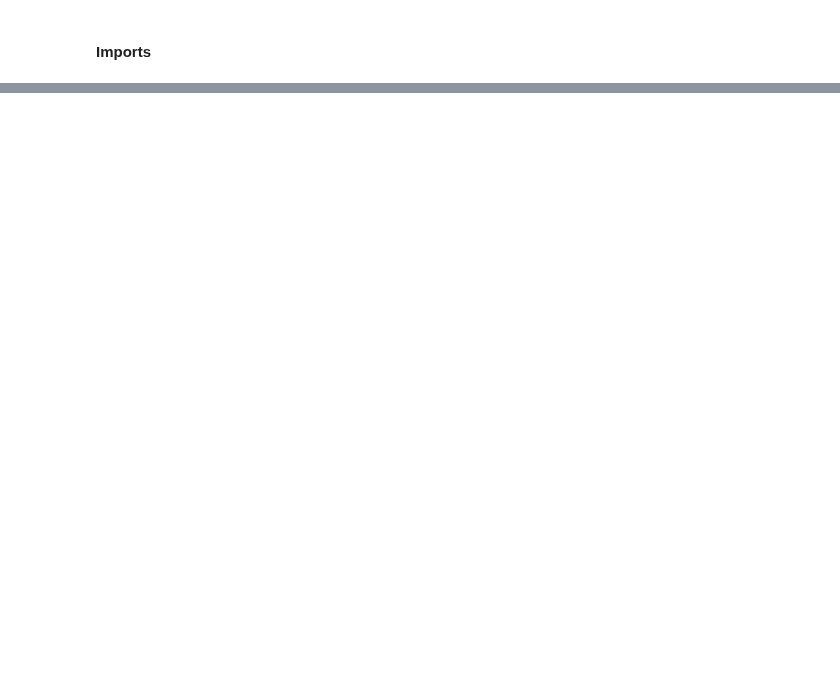
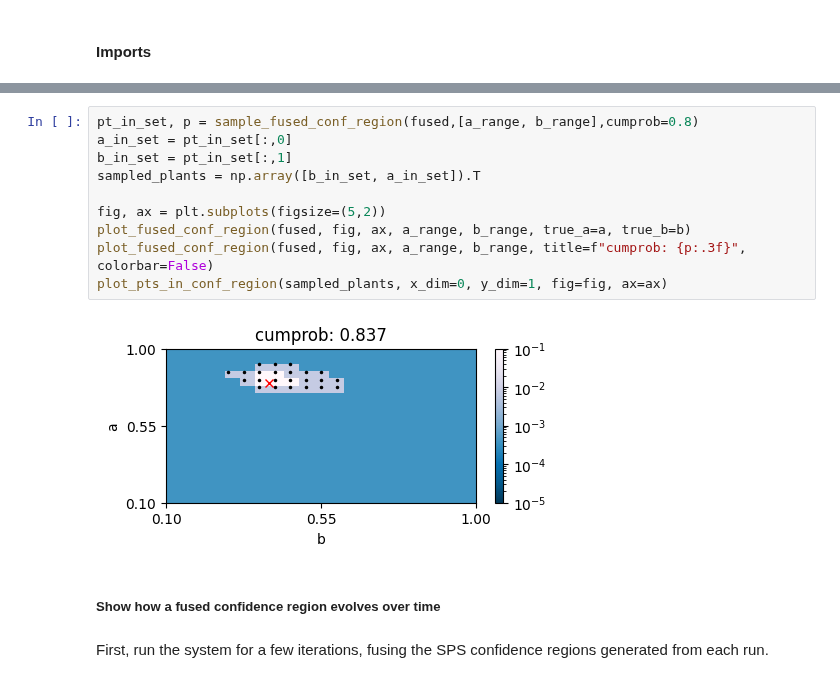
Before and after one commit to Muckthebuck/Learning-Dynamic-Systems, a Jupyter notebook: optimal_controller/fusion.ipynb, the cells around one changed output, grey strips where cells are left out. Saved outputs shown, nothing was run; the diff lists cells and outputs as text; blank space fills up the shorter version.

```diff
--- a/optimal_controller/fusion.ipynb
+++ b/optimal_controller/fusion.ipynb
@@ -313,0 +90,16 @@ Actual system parameters were in the returned confidence region: True
+# %%
+pt_in_set, p = sample_fused_conf_region(fused,[a_range, b_range],cumprob=0.8)
+a_in_set = pt_in_set[:,0]
+b_in_set = pt_in_set[:,1]
+sampled_plants = np.array([b_in_set, a_in_set]).T
+
+fig, ax = plt.subplots(figsize=(5,2))
+plot_fused_conf_region(fused, fig, ax, a_range, b_range, true_a=a, true_b=b)
+plot_fused_conf_region(fused, fig, ax, a_range, b_range, title=f"cumprob: {p:.3f}", colorbar=False)
+plot_pts_in_conf_region(sampled_plants, x_dim=0, y_dim=1, fig=fig, ax=ax)
+# %% [output]
+[figure, added]
+# %% [markdown]
+##### Show how a fused confidence region evolves over time
+# %% [markdown]
+First, run the system for a few iterations, fusing the SPS confidence regions generated from each run.
```
Also changed, not shown: parts of 42 cells of this notebook, 4 other files.
